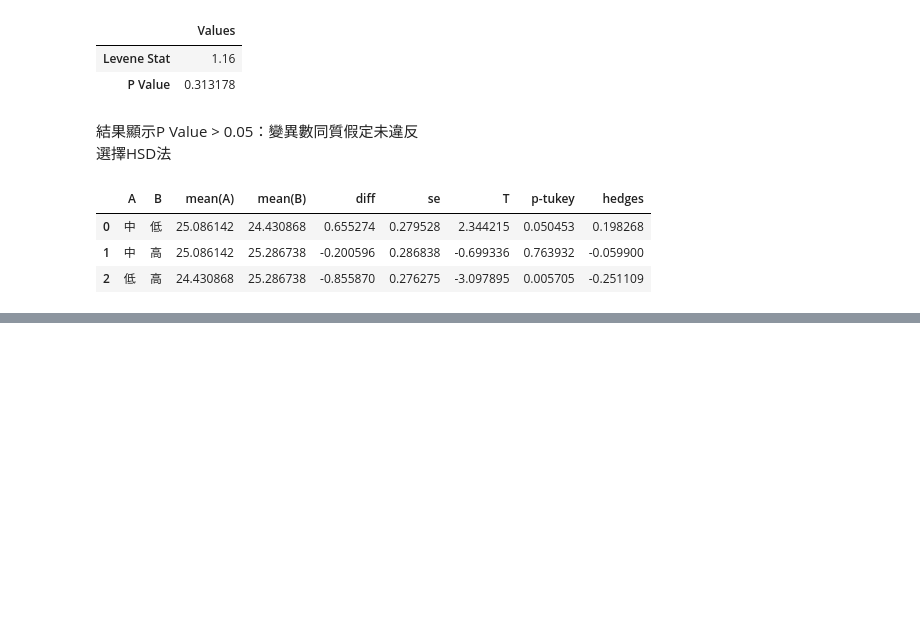
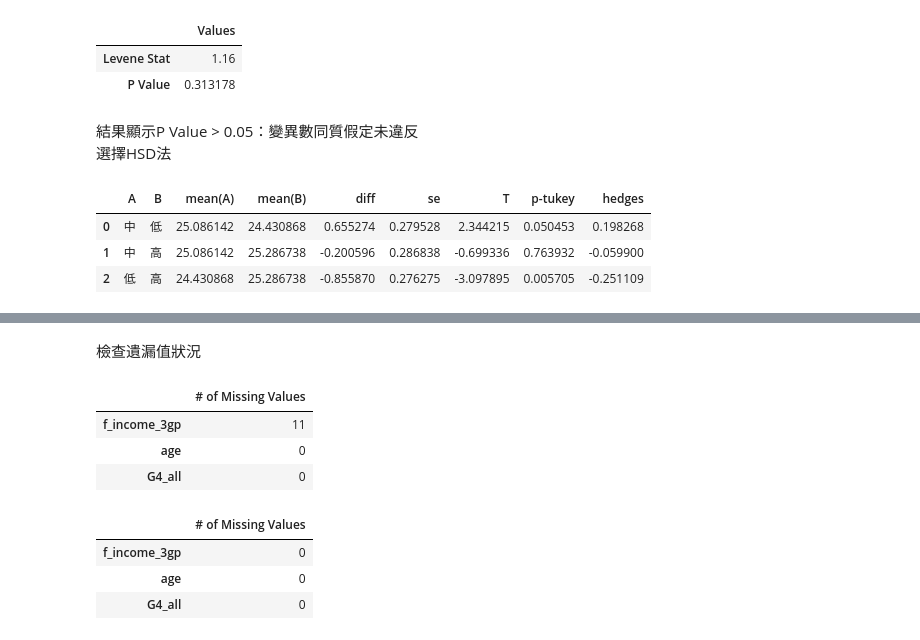
Before and after one commit to WendellLiu/ntpu-social-data-analysis, a Jupyter notebook: notebooks/midterm_1.ipynb, the cells around one changed output, grey strips where cells are left out. Saved outputs shown, nothing was run; the diff lists cells and outputs as text; code cells hidden in the pictures; blank space fills up the shorter version.

```diff
--- a/notebooks/midterm_1.ipynb
+++ b/notebooks/midterm_1.ipynb
@@ -624,0 +626,19 @@ perform_post_hoc(df_9_cleared, levene_p = levene_p, val_col='G4_all', group_col=
+# %% [markdown]
+檢查遺漏值狀況
+# %%
+from statistic.missing_value import check_missing_value
+
+check_missing_value(df_10)
+# %% [output]
+|  | # of Missing Values |
+| f_income_3gp | 11 |
+| age | 0 |
+| G4_all | 0 |
+# %%
+df_10_cleared = df_10.dropna()
+check_missing_value(df_10_cleared)
+# %% [output]
+|  | # of Missing Values |
+| f_income_3gp | 0 |
+| age | 0 |
+| G4_all | 0 |
```
Also changed, not shown: parts of 21 cells of this notebook, 2 other files.
